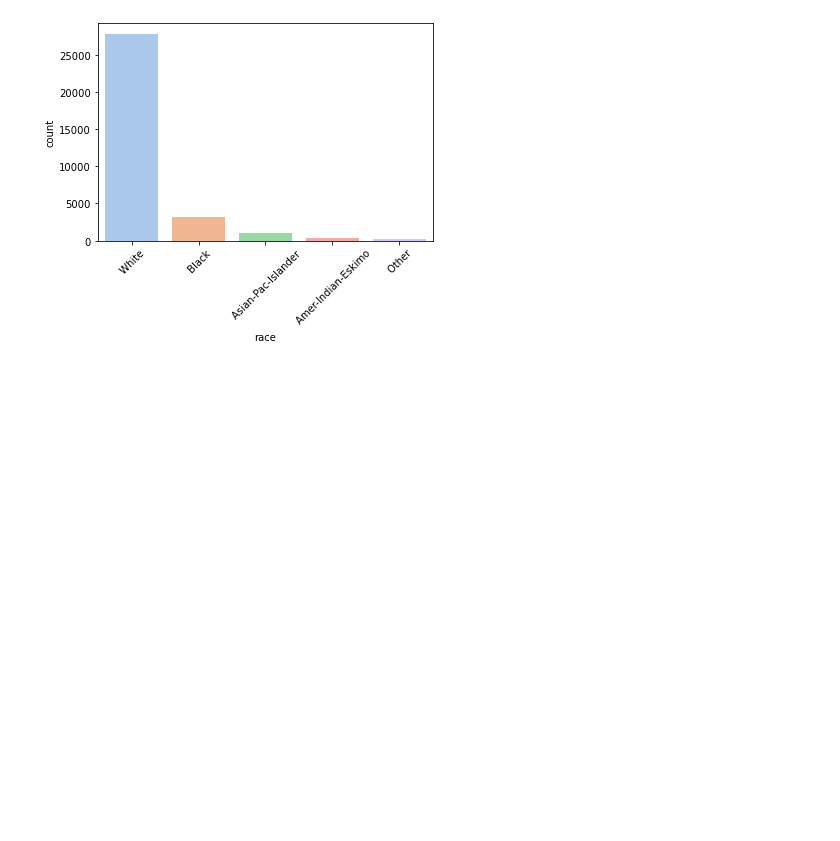
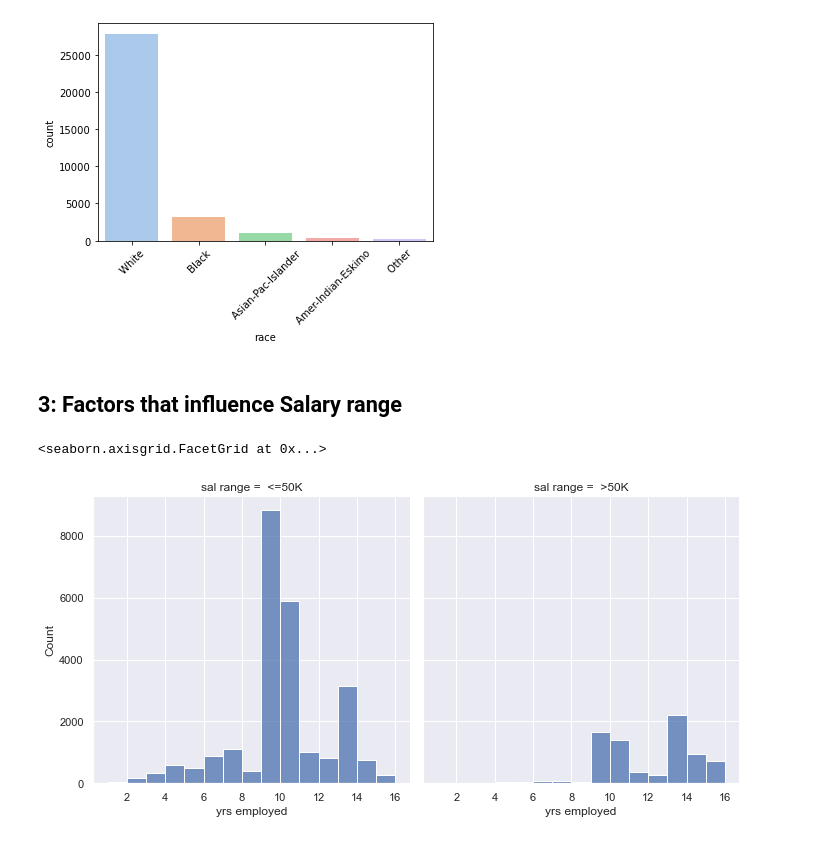
Before and after one commit to jpronier/Mim1, a Jupyter notebook: Employees.ipynb, the cells around one changed output. Drawn from its saved outputs; the diff is of its cells as text; code cells hidden in the pictures; blank space fills up the shorter version.

Commit message:
Compute another statistic in Employee notebook: Factors that influence Salary range

```diff
--- a/Employees.ipynb
+++ b/Employees.ipynb
@@ -177,3 +177,10 @@ Percentage of race  Other:  0.8322840207610331
 Percentage of Missing:  0.0
 --------------------------
 [figure]
+# %% [markdown]
+## 3: Factors that influence Salary range
+# %%
+sns.displot(df, x='yrs employed', col='sal range', binwidth=1)
+# %% [output]
+<seaborn.axisgrid.FacetGrid at 0x...>
+[figure, added]
```
Also changed, not shown: parts of 4 cells of this notebook.
